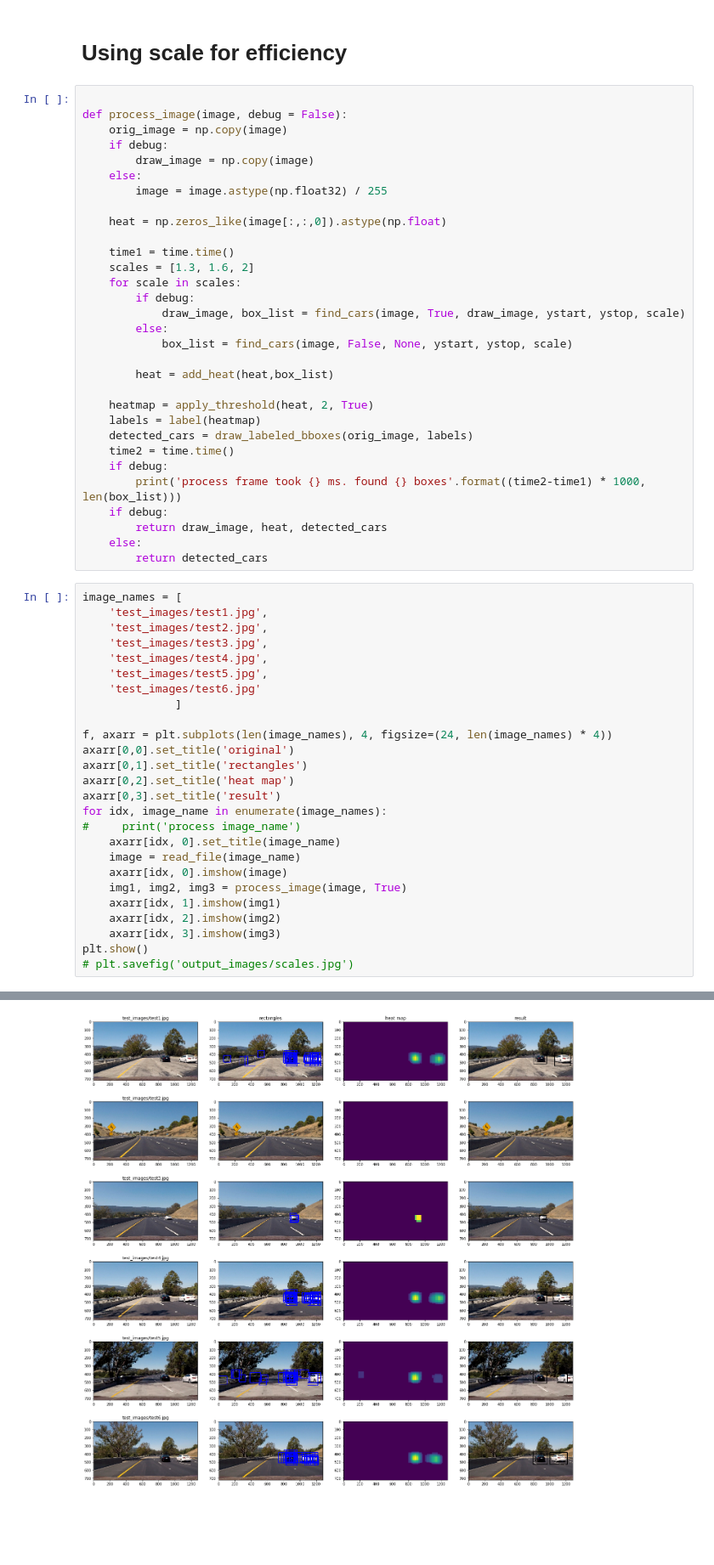
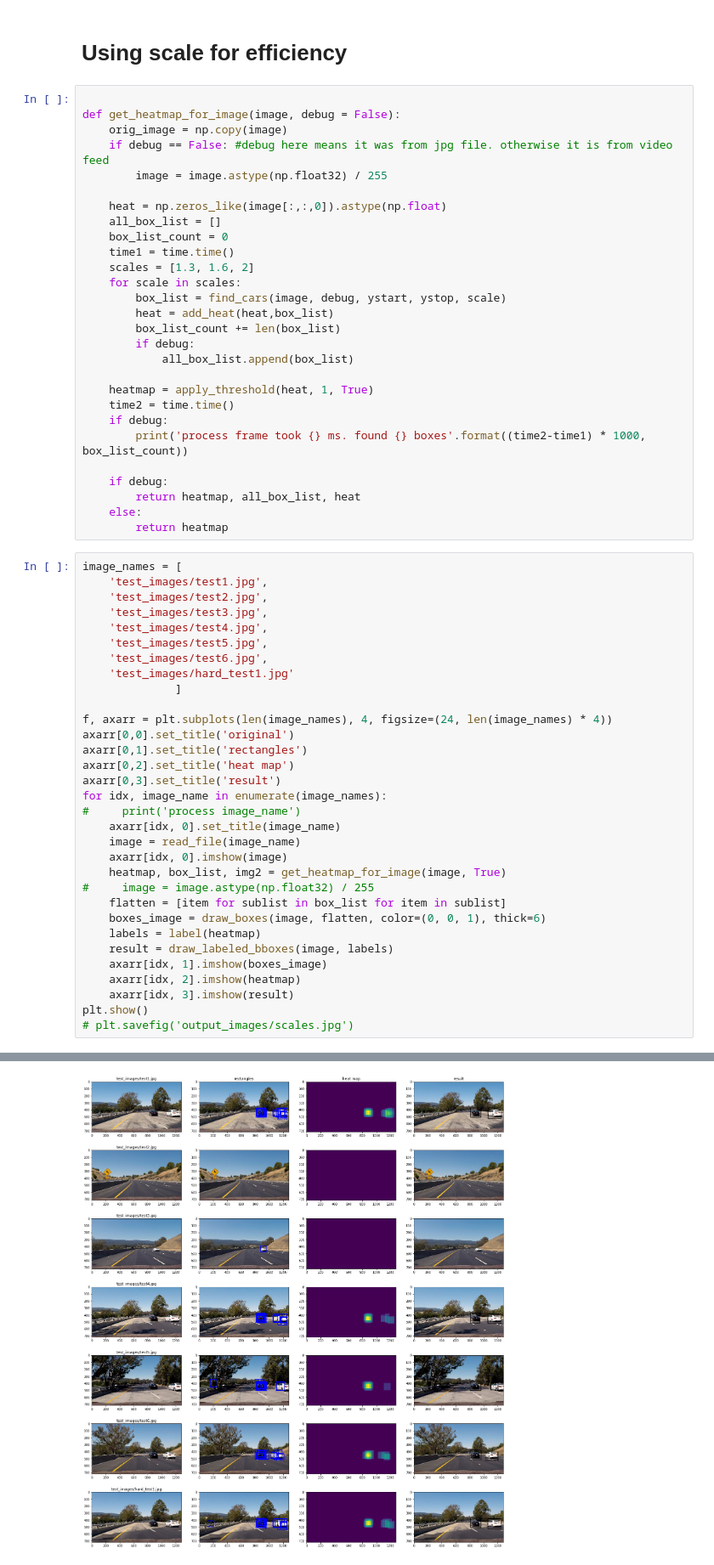
Before and after one commit to orenmeiri/CarND-Vehicle-Detection, a Jupyter notebook: P5-Vehicle_Tracking.ipynb, the cells around one changed output, grey strips where cells are left out. Shown at 85% size. Saved outputs shown, nothing was run; the diff lists cells and outputs as text; blank space fills up the shorter version.

```diff
--- a/P5-Vehicle_Tracking.ipynb
+++ b/P5-Vehicle_Tracking.ipynb
@@ -449,35 +447,32 @@ scale 2.2 took 151.2768268585205 ms
 # Using scale for efficiency
 # %%
 
-def process_image(image, debug = False):
+def get_heatmap_for_image(image, debug = False):
     orig_image = np.copy(image)
-    if debug:
-        draw_image = np.copy(image)
-    else:
+    if debug == False: #debug here means it was from jpg file. otherwise it is from video feed
         image = image.astype(np.float32) / 255
 
     heat = np.zeros_like(image[:,:,0]).astype(np.float)
-
+    all_box_list = []
+    box_list_count = 0
     time1 = time.time()
     scales = [1.3, 1.6, 2]
     for scale in scales:
+        box_list = find_cars(image, debug, ystart, ystop, scale)
+        heat = add_heat(heat,box_list)
+        box_list_count += len(box_list)
         if debug:
-            draw_image, box_list = find_cars(image, True, draw_image, ystart, ystop, scale)
-        else:
-            box_list = find_cars(image, False, None, ystart, ystop, scale)
+            all_box_list.append(box_list)
 
-        heat = add_heat(heat,box_list)
-
-    heatmap = apply_threshold(heat, 2, True)
-    labels = label(heatmap)
-    detected_cars = draw_labeled_bboxes(orig_image, labels)
+    heatmap = apply_threshold(heat, 1, True)
     time2 = time.time()
     if debug:
-        print('process frame took {} ms. found {} boxes'.format((time2-time1) * 1000, len(box_list)))
+        print('process frame took {} ms. found {} boxes'.format((time2-time1) * 1000, box_list_count))
+
     if debug:
-        return draw_image, heat, detected_cars
+        return heatmap, all_box_list, heat
     else:
-        return detected_cars
+        return heatmap
 # %%
 image_names = [
     'test_images/test1.jpg',
@@ -485,7 +480,8 @@ image_names = [
     'test_images/test3.jpg',
     'test_images/test4.jpg',
     'test_images/test5.jpg',
-    'test_images/test6.jpg'
+    'test_images/test6.jpg',
+    'test_images/hard_test1.jpg'
               ]
 
 f, axarr = plt.subplots(len(image_names), 4, figsize=(24, len(image_names) * 4))
@@ -498,10 +494,15 @@ for idx, image_name in enumerate(image_names):
     axarr[idx, 0].set_title(image_name)
     image = read_file(image_name)
     axarr[idx, 0].imshow(image)
-    img1, img2, img3 = process_image(image, True)
-    axarr[idx, 1].imshow(img1)
-    axarr[idx, 2].imshow(img2)
-    axarr[idx, 3].imshow(img3)
+    heatmap, box_list, img2 = get_heatmap_for_image(image, True)
+#     image = image.astype(np.float32) / 255
+    flatten = [item for sublist in box_list for item in sublist]
+    boxes_image = draw_boxes(image, flatten, color=(0, 0, 1), thick=6)
+    labels = label(heatmap)
+    result = draw_labeled_bboxes(image, labels)
+    axarr[idx, 1].imshow(boxes_image)
+    axarr[idx, 2].imshow(heatmap)
+    axarr[idx, 3].imshow(result)
 plt.show()
 # plt.savefig('output_images/scales.jpg')
 # %% [output]
@@ -514 +516 @@ process frame took 1086.0950946807861 ms. found 14 boxes
-[figure, old version]
+[figure, new version]
```
Also changed, not shown: parts of 9 cells of this notebook, 3 other files.
